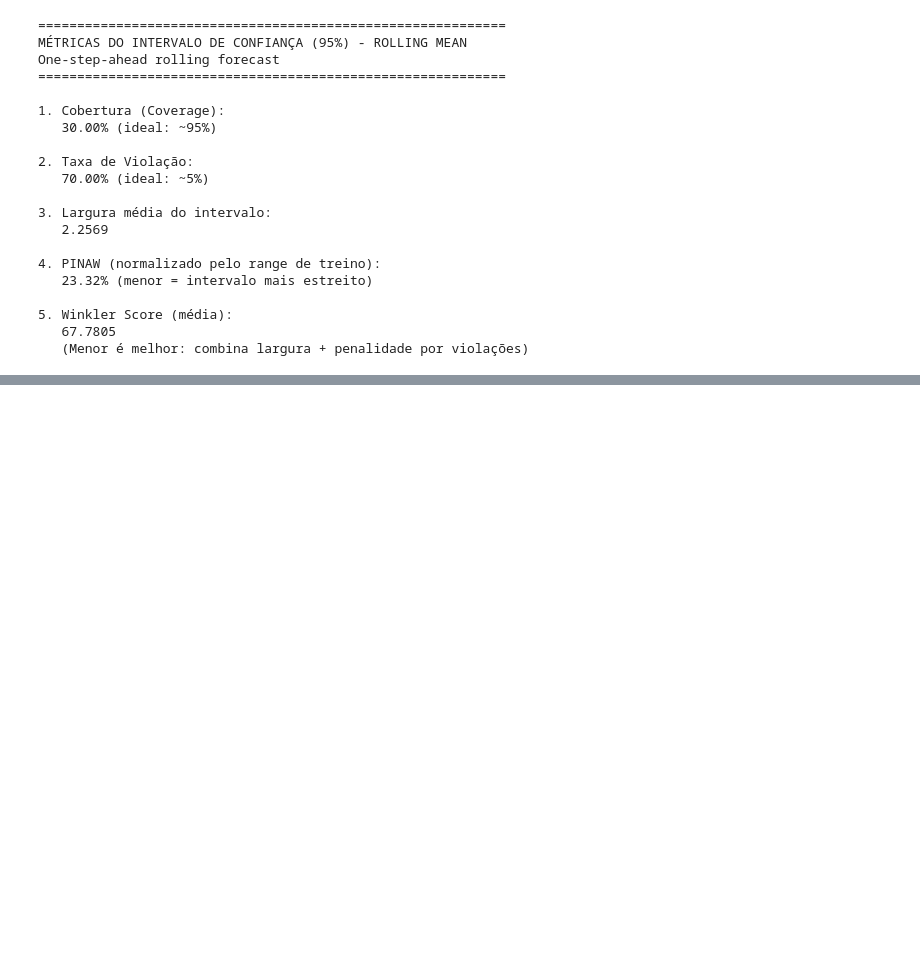
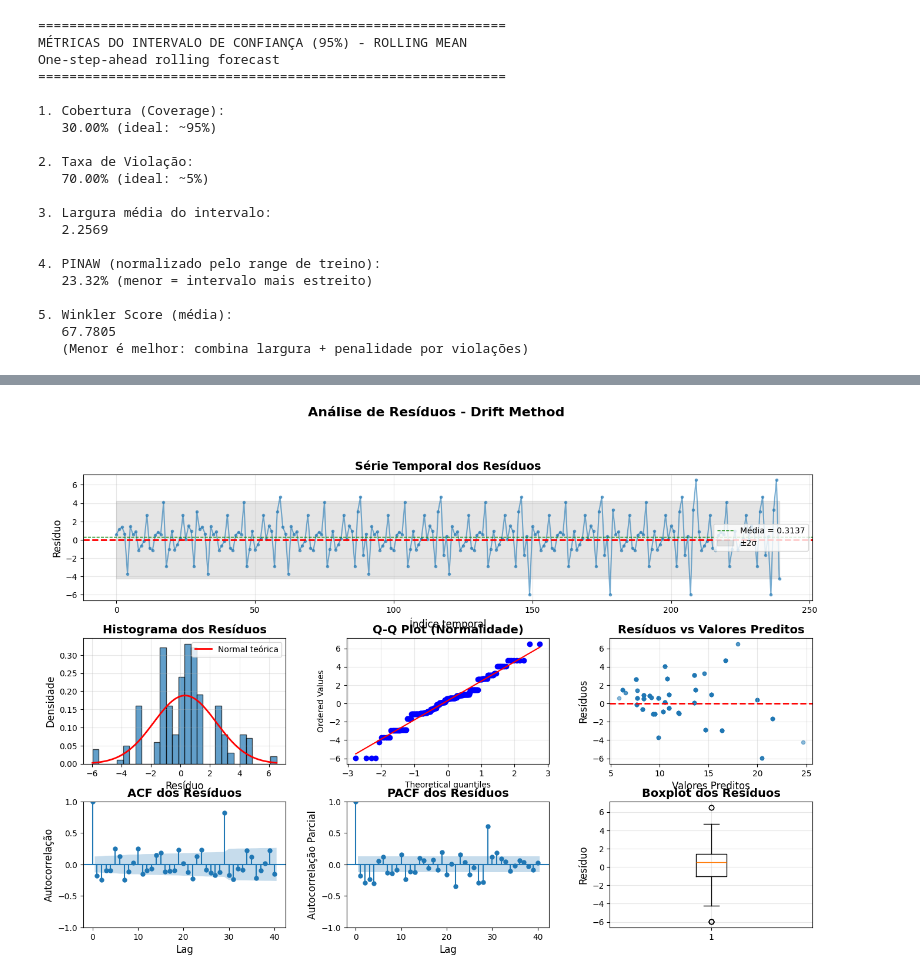
Before and after one commit to eduardammag/time-series, a Jupyter notebook: baselines/Baselines.ipynb, the cells around one changed output, grey strips where cells are left out. Drawn from its saved outputs; the diff is of its cells as text; code cells hidden in the pictures; blank space fills up the shorter version.

Commit message:
Análise de Resíduos do DriftMethod

```diff
--- a/baselines/Baselines.ipynb
+++ b/baselines/Baselines.ipynb
@@ -1488,0 +1685,79 @@ One-step-ahead rolling forecast
+# %%
+# Plots de diagnóstico dos resíduos
+import matplotlib.pyplot as plt
+from scipy import stats
+import seaborn as sns
+
+fig = plt.figure(figsize=(16, 10))
+gs = fig.add_gridspec(3, 3, hspace=0.3, wspace=0.3)
+
+# 1. Série temporal dos resíduos
+ax1 = fig.add_subplot(gs[0, :])
+ax1.plot(all_residuals, marker='o', linestyle='-', markersize=3, alpha=0.6)
+ax1.axhline(y=0, color='r', linestyle='--', linewidth=2)
+ax1.axhline(y=np.mean(all_residuals), color='g', linestyle='--', linewidth=1, label=f'Média = {np.mean(all_residuals):.4f}')
+ax1.fill_between(range(len(all_residuals)),
+                  -2*np.std(all_residuals),
+                  2*np.std(all_residuals),
+                  alpha=0.2, color='gray', label='±2σ')
+ax1.set_xlabel('Índice temporal', fontsize=12)
+ax1.set_ylabel('Resíduo', fontsize=12)
+ax1.set_title('Série Temporal dos Resíduos', fontsize=14, fontweight='bold')
+ax1.legend()
+ax1.grid(alpha=0.3)
+
+# 2. Histograma dos resíduos
+ax2 = fig.add_subplot(gs[1, 0])
+ax2.hist(all_residuals, bins=30, density=True, alpha=0.7, edgecolor='black')
+# Sobrepõe distribuição normal
+mu, sigma = np.mean(all_residuals), np.std(all_residuals)
+x = np.linspace(all_residuals.min(), all_residuals.max(), 100)
+ax2.plot(x, stats.norm.pdf(x, mu, sigma), 'r-', linewidth=2, label='Normal teórica')
+ax2.set_xlabel('Resíduo', fontsize=12)
+ax2.set_ylabel('Densidade', fontsize=12)
+ax2.set_title('Histograma dos Resíduos', fontsize=14, fontweight='bold')
+ax2.legend()
+ax2.grid(alpha=0.3)
+
+# 3. Q-Q Plot
+ax3 = fig.add_subplot(gs[1, 1])
+stats.probplot(all_residuals, dist="norm", plot=ax3)
+ax3.set_title('Q-Q Plot (Normalidade)', fontsize=14, fontweight='bold')
+ax3.grid(alpha=0.3)
+
+# 4. Resíduos vs Valores Ajustados
+ax4 = fig.add_subplot(gs[1, 2])
+ax4.scatter(all_predictions, all_residuals, alpha=0.5, s=20)
+ax4.axhline(y=0, color='r', linestyle='--', linewidth=2)
+ax4.set_xlabel('Valores Preditos', fontsize=12)
+ax4.set_ylabel('Resíduos', fontsize=12)
+ax4.set_title('Resíduos vs Valores Preditos', fontsize=14, fontweight='bold')
+ax4.grid(alpha=0.3)
+
+# 5. ACF dos resíduos
+ax5 = fig.add_subplot(gs[2, 0])
+from statsmodels.graphics.tsaplots import plot_acf
+plot_acf(all_residuals, lags=40, ax=ax5, alpha=0.05)
+ax5.set_title('ACF dos Resíduos', fontsize=14, fontweight='bold')
+ax5.set_xlabel('Lag', fontsize=12)
+ax5.set_ylabel('Autocorrelação', fontsize=12)
+
+# 6. PACF dos resíduos
+ax6 = fig.add_subplot(gs[2, 1])
+from statsmodels.graphics.tsaplots import plot_pacf
+plot_pacf(all_residuals, lags=40, ax=ax6, alpha=0.05, method='ywm')
+ax6.set_title('PACF dos Resíduos', fontsize=14, fontweight='bold')
+ax6.set_xlabel('Lag', fontsize=12)
+ax6.set_ylabel('Autocorrelação Parcial', fontsize=12)
+
+# 7. Boxplot dos resíduos
+ax7 = fig.add_subplot(gs[2, 2])
+ax7.boxplot(all_residuals, vert=True)
+ax7.set_ylabel('Resíduo', fontsize=12)
+ax7.set_title('Boxplot dos Resíduos', fontsize=14, fontweight='bold')
+ax7.grid(alpha=0.3)
+
+plt.suptitle('Análise de Resíduos - Drift Method', fontsize=16, fontweight='bold', y=0.995)
+plt.show()
+# %% [output]
+[figure, added]
```
Also changed, not shown: parts of 6 cells of this notebook.
